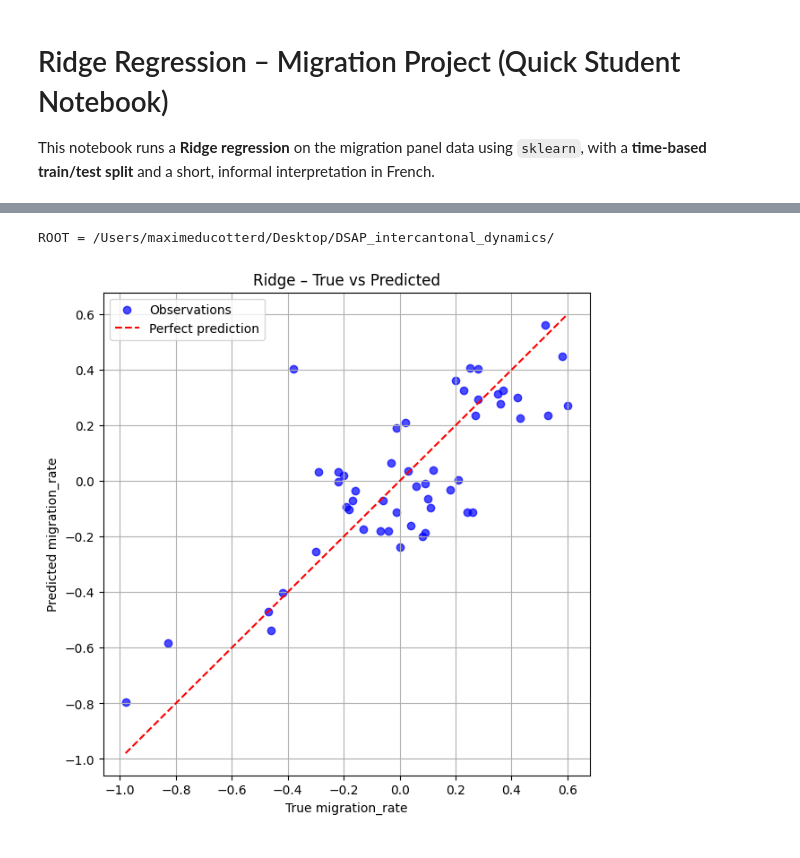
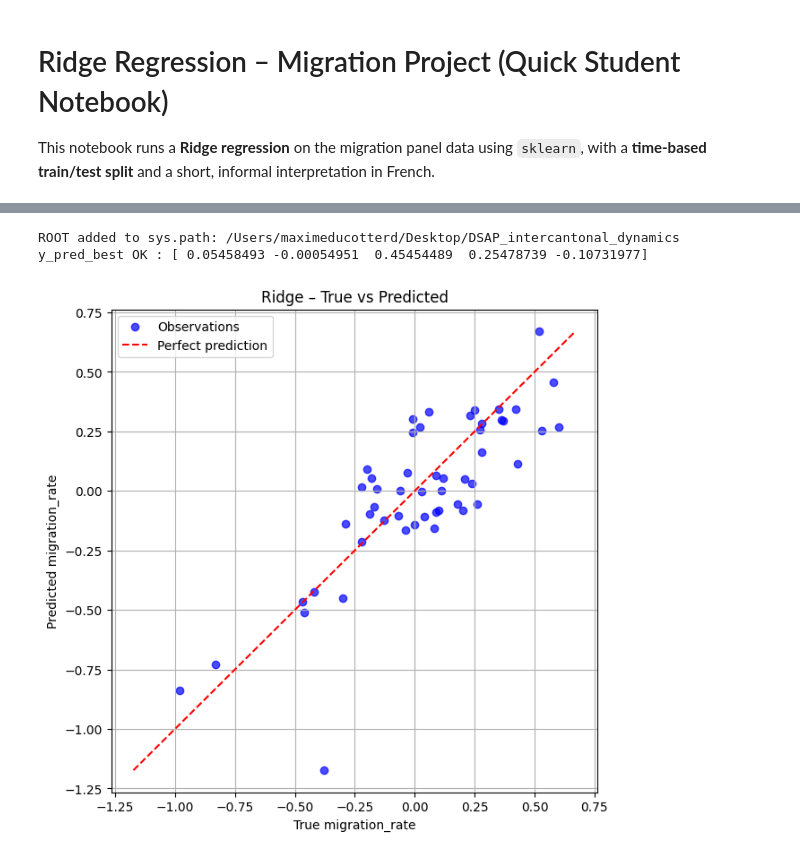
Before and after one commit to maximeducotterd2404-pixel/DSAP_intercantonalmigration_dynamics, a Jupyter notebook: notebooks/ridge_migration_notebook.ipynb, the cells around one changed output, grey strips where cells are left out. Drawn from its saved outputs; the diff is of its cells as text; code cells hidden in the pictures.

Commit message:
adding graphs for each ML models

```diff
--- a/notebooks/ridge_migration_notebook.ipynb
+++ b/notebooks/ridge_migration_notebook.ipynb
@@ -153,13 +220,23 @@ pred=-0.538 | true=-0.460
 # %%
 from pathlib import Path
 import sys
 
-ROOT = "/Users/maximeducotterd/Desktop/DSAP_intercantonal_dynamics/"
-print("ROOT =", ROOT)
+ROOT = Path("/Users/maximeducotterd/Desktop/DSAP_intercantonal_dynamics")
+sys.path.append(str(ROOT))
+
+print("ROOT added to sys.path:", ROOT)
+
+# regenerate test predictions
+X_test_scaled = scaler.transform(X_test)
+y_pred_best = best_model.predict(X_test_scaled)
+
+print("y_pred_best OK :", y_pred_best[:5])
+
 
 from src.ML.ridge.plotridge import plot_true_vs_pred
 
 plot_true_vs_pred(y_test, y_pred_best)
 # %% [output]
-ROOT = /Users/maximeducotterd/Desktop/DSAP_intercantonal_dynamics/
+ROOT added to sys.path: /Users/maximeducotterd/Desktop/DSAP_intercantonal_dynamics
+y_pred_best OK : [ 0.05458493 -0.00054951  0.45454489  0.25478739 -0.10731977]
-[figure, old version]
+[figure, new version]
```
Also changed, not shown: parts of 1 cell of this notebook, 14 other files.
